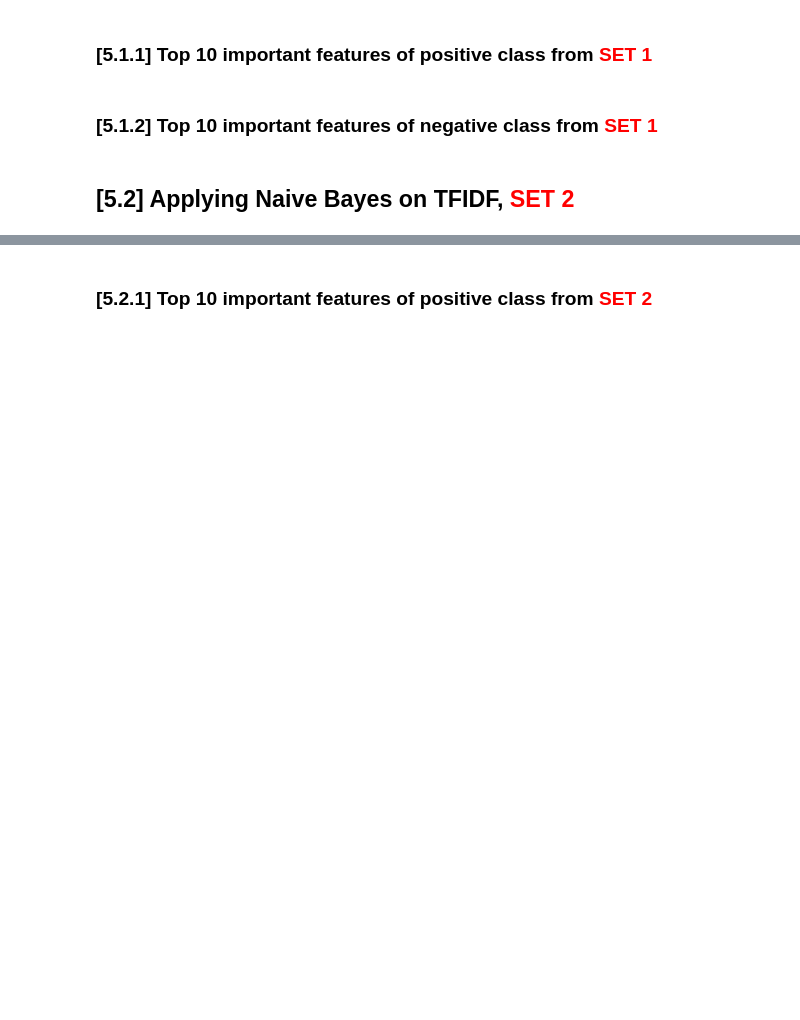
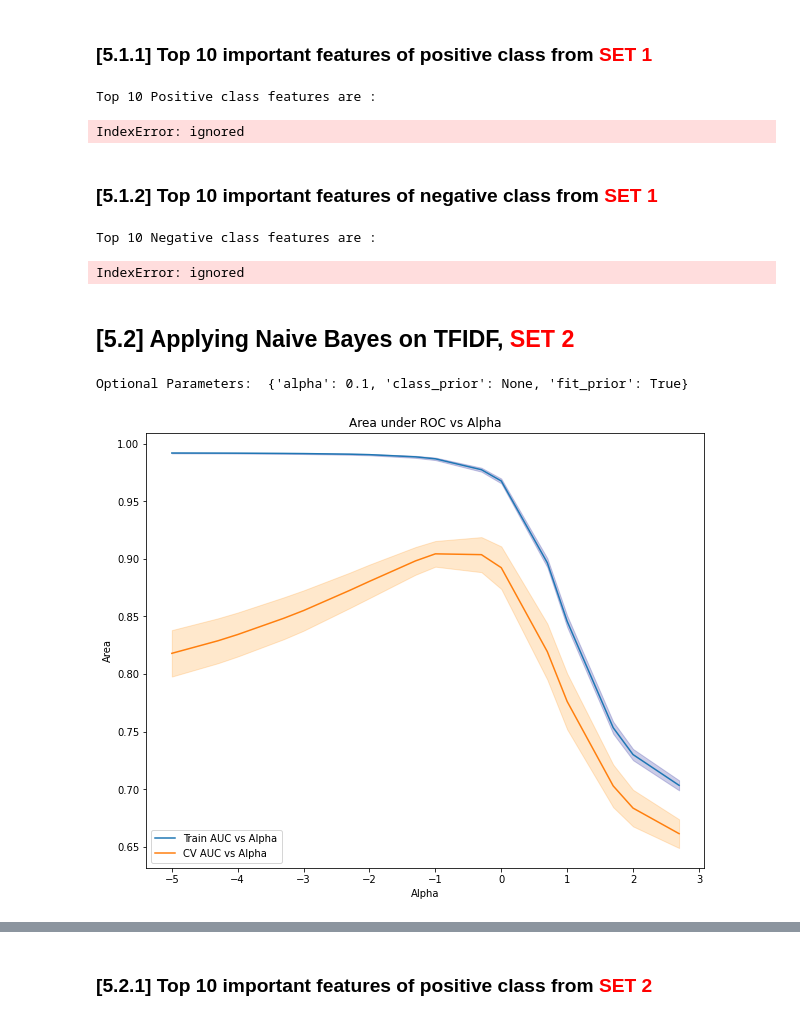
Before and after one commit to sidharthjain97/amazon-fine-food-reviews, a Jupyter notebook: NaiveBayes_Amazon_Fine_Food_Reviews_Analysis.ipynb, the cells around one changed output, grey strips where cells are left out. Drawn from its saved outputs; the diff is of its cells as text; code cells hidden in the pictures; blank space fills up the shorter version.

```diff
--- a/NaiveBayes_Amazon_Fine_Food_Reviews_Analysis.ipynb
+++ b/NaiveBayes_Amazon_Fine_Food_Reviews_Analysis.ipynb
@@ -457,12 +492,13 @@ the number of unique words including both unigrams and bigrams  3144
 ## [4.3] TF-IDF
 # %%
 tf_idf_vect = TfidfVectorizer(ngram_range=(1,2), min_df=10)
-tf_idf_vect.fit(preprocessed_reviews)
+tf_idf_vect.fit(review_train)
 print("some sample features(unique words in the corpus)",tf_idf_vect.get_feature_names()[0:10])
 print('='*50)
 
-final_tf_idf = tf_idf_vect.transform(preprocessed_reviews)
-print("the type of count vectorizer ",type(final_tf_idf))
-print("the shape of out text TFIDF vectorizer ",final_tf_idf.get_shape())
-print("the number of unique words including both unigrams and bigrams ", final_tf_idf.get_shape()[1])
+train_tf_idf = tf_idf_vect.transform(review_train)
+test_tf_idf = tf_idf_vect.transform(review_test)
+print("the type of count vectorizer ",type(train_tf_idf))
+print("the shape of out text TFIDF vectorizer ",train_tf_idf.get_shape())
+print("the number of unique words including both unigrams and bigrams ", train_tf_idf.get_shape()[1])
 # %% [output]
@@ -652,11 +793,27 @@ for sent in tqdm(list_of_sentance): # for each review/sentence
 ### [5.1.1] Top 10 important features of positive class from<font color='red'> SET 1</font>
 # %%
 # Please write all the code with proper documentation
+print("Top 10 Positive class features are : ")
+print(np.take(count_vect.get_feature_names(),
+              nb_optimal_bow.feature_log_prob_[1, :].argsort()[:-11:-1]))
+# %% [output]
+Top 10 Positive class features are :
+IndexError: ignored
 # %% [markdown]
 ### [5.1.2] Top 10 important features of negative class from<font color='red'> SET 1</font>
 # %%
 # Please write all the code with proper documentation
+
+print("Top 10 Negative class features are : ")
+print(np.take(count_vect.get_feature_names(), nb_optimal_bow.feature_log_prob_[0, :].argsort()[:-11:-1]))
+# %% [output]
+Top 10 Negative class features are :
+IndexError: ignored
 # %% [markdown]
 ## [5.2] Applying Naive Bayes on TFIDF,<font color='red'> SET 2</font>
 # %%
 # Please write all the code with proper documentation
+nb_classifier(train_tf_idf, y_train)
+# %% [output]
+Optional Parameters:  {'alpha': 0.1, 'class_prior': None, 'fit_prior': True}
+[figure, added]
```
Also changed, not shown: parts of 31 cells of this notebook.
